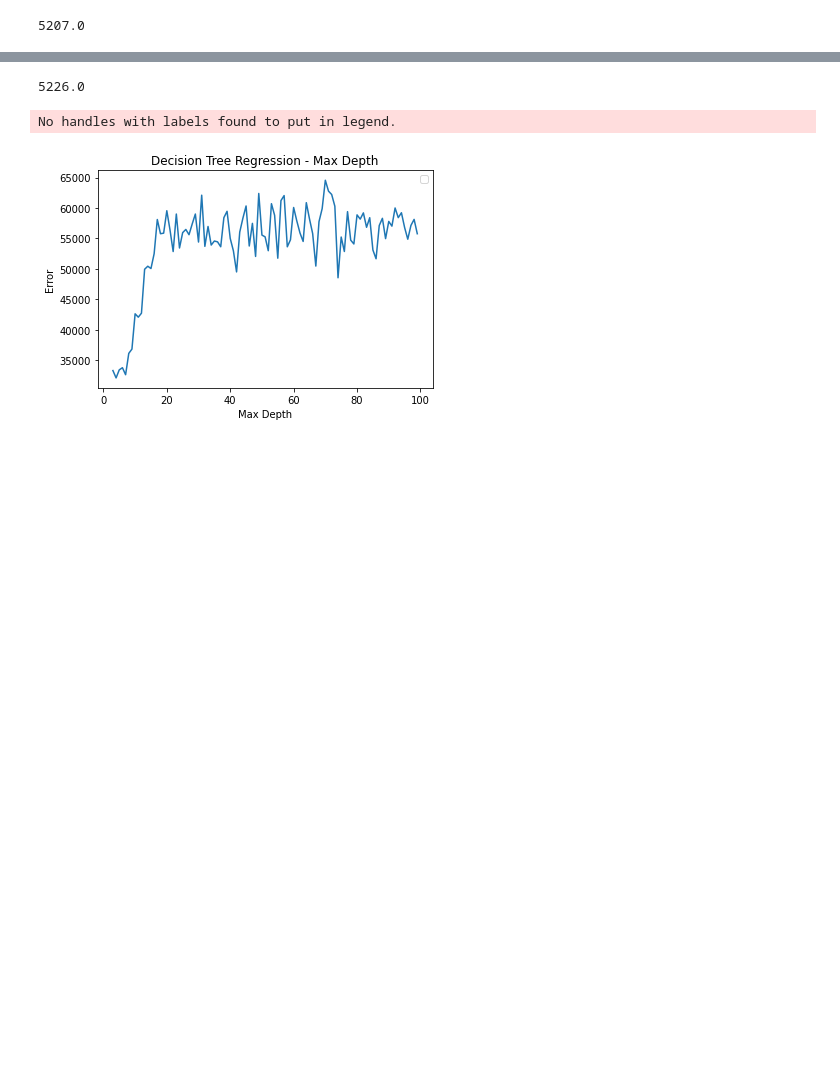
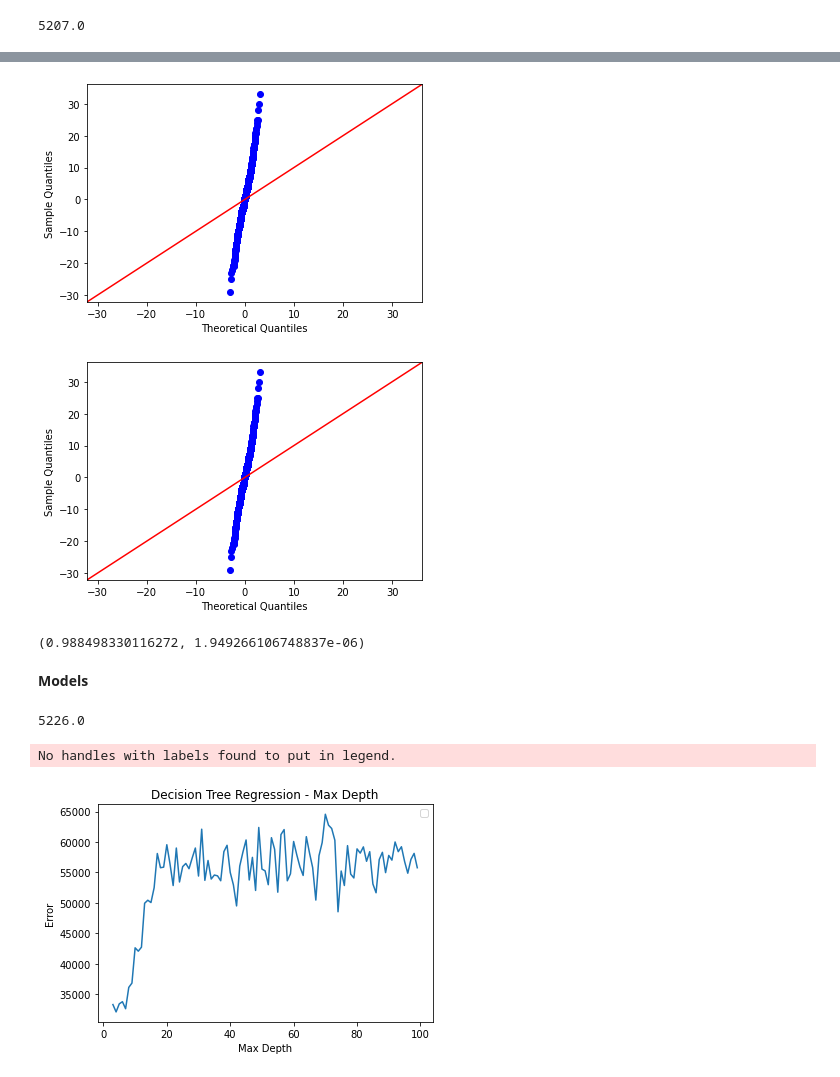
Before and after one commit to harshith7823/CS760-Project, a Jupyter notebook: DecisionTreeRegressor.ipynb, the cells around one changed output, grey strips where cells are left out. Drawn from its saved outputs; the diff is of its cells as text; code cells hidden in the pictures; blank space fills up the shorter version.

```diff
--- a/DecisionTreeRegressor.ipynb
+++ b/DecisionTreeRegressor.ipynb
@@ -67,3 +83,18 @@ sum(abs(y_test - predicted_y))
+# %%
+sm.qqplot(y_test - predicted_y, line='45')
+# %% [output]
+[figure, added]
+[figure, added]
+# %%
+from scipy import stats
+shapiro_test = stats.shapiro(y_test - predicted_y)
+shapiro_test
+# for alpha value of 0.05, shapiro test rejects the hypothesis that the data came from a normal distribution
+# https://en.wikipedia.org/wiki/Shapiro%E2%80%93Wilk_test
+# %% [output]
+(0.988498330116272, 1.949266106748837e-06)
+# %% [markdown]
+**Models**
 # %%
 clf = tree.DecisionTreeRegressor(criterion="absolute_error")
 clf = clf.fit(X_train, y_train)
```
Also changed, not shown: parts of 5 cells of this notebook.
